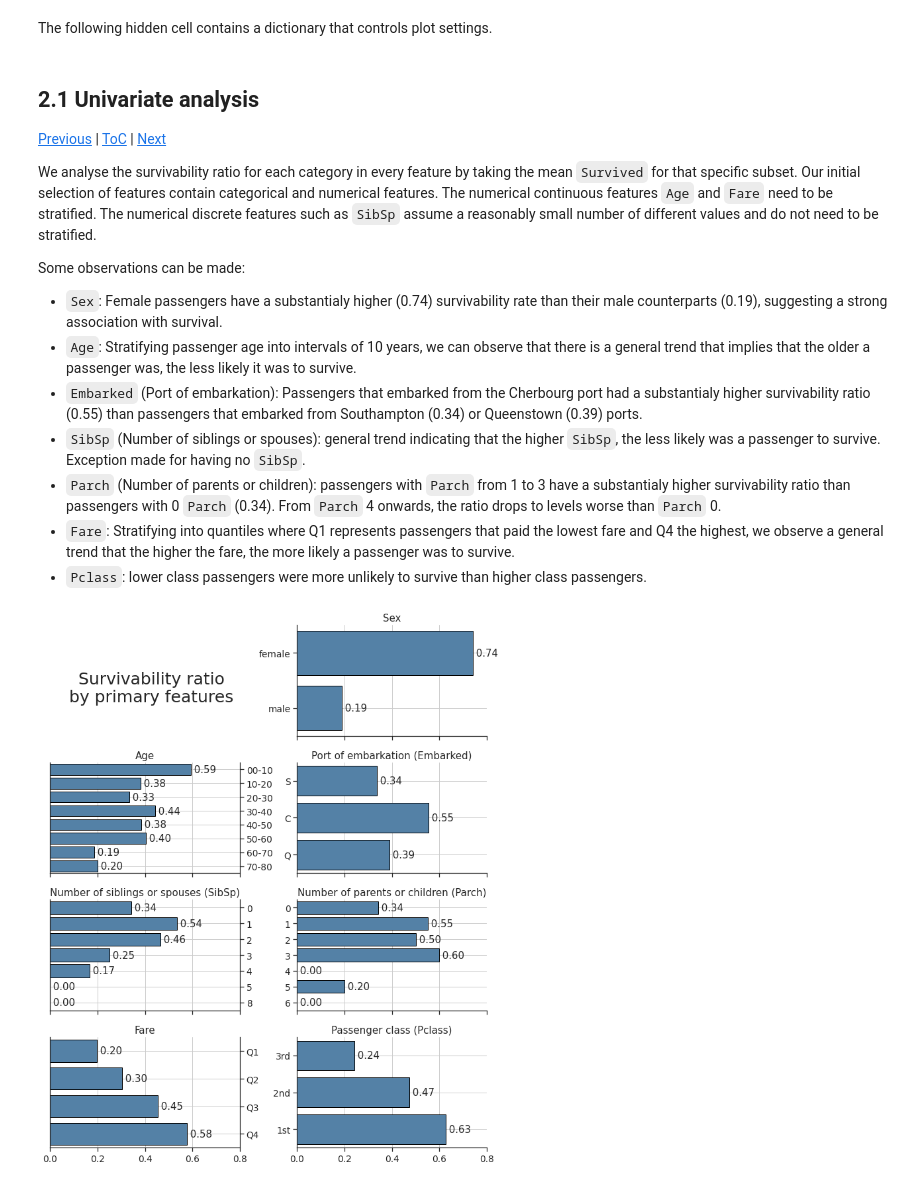
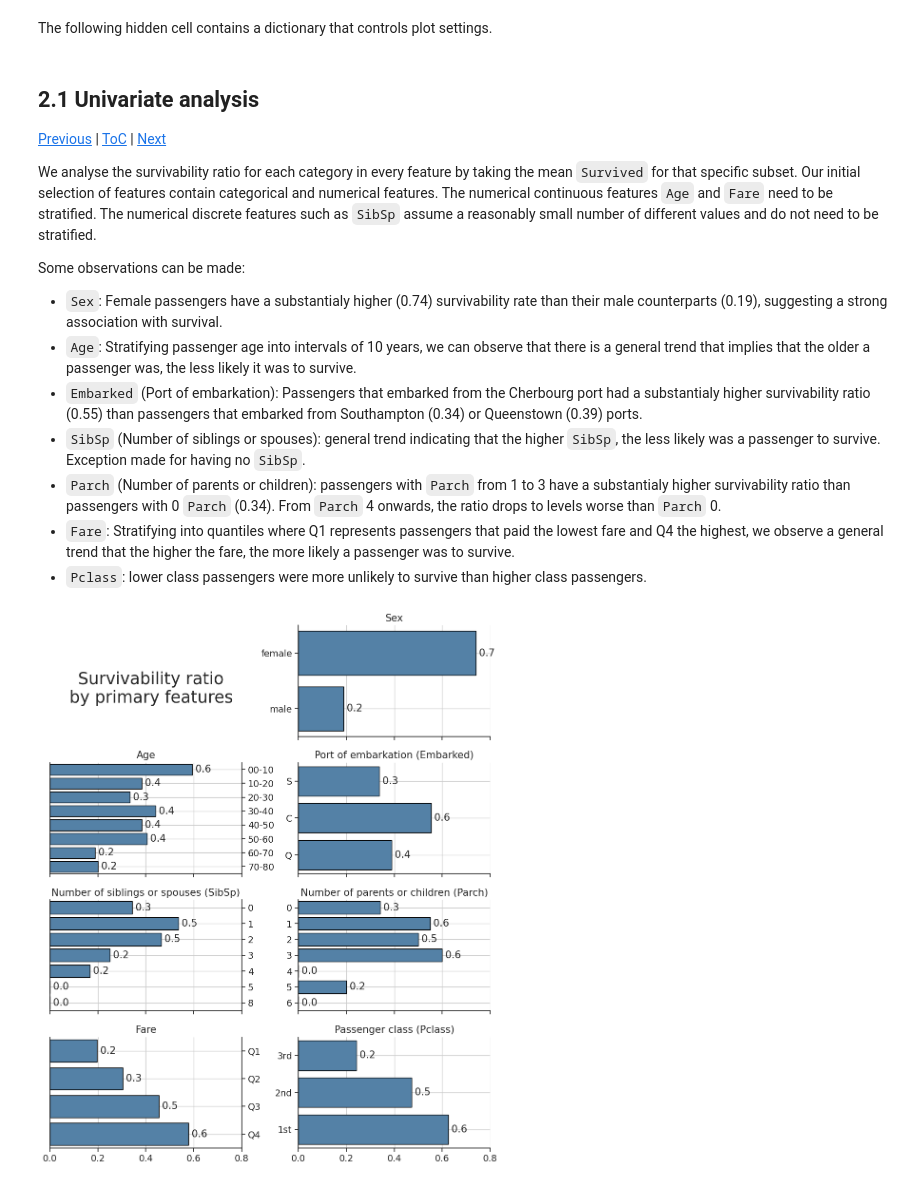
Before and after one commit to BPRateiro/Kaggle-competitions, a Jupyter notebook: titanic-eda-and-prediction.ipynb, the cells around one changed output. Cells and saved outputs as stored; diff of their text form; code cells hidden in the pictures.

```diff
--- a/titanic-eda-and-prediction.ipynb
+++ b/titanic-eda-and-prediction.ipynb
@@ -405,0 +394,10 @@ Name: Fare, dtype: float64
+# %%
+summarize('Fare')
+
+# Trim outliers at 90% quantile
+ceiling = ceil(train.Fare.quantile(0.9))
+for df in both:
+    df.loc[df.Fare >= ceiling, 'Fare'] = ceiling
+
+histogram_and_boxplot('Fare', (ceiling//10+1)*10)
+replace_na_by_median('Fare')
@@ -450,13 +462,12 @@ settings = {
     'Pclass': ('Passenger class (Pclass)', True, ['3rd', '2nd', '1st'], None),
     'SibSp': ('Number of siblings or spouses (SibSp)', False, None, None),
     'Parch': ('Number of parents or children (Parch)', False, None, None),
-    'Fare': ('Fare', True, None, 200),
+    'Fare': ('Fare', True, None, (ceiling//10+1)*10),
     'Embarked': ('Port of embarkation (Embarked)', False, None, None),
     'Survived': ('Survived', False, None, None)
 }
 # %% [markdown]
-<a id="2.1"></a>
-## 2.1 Univariate analysis
+## 2.1 Univariate analysis <a id="2.1"></a>
 [Previous](#2) | [ToC](#ToC) | [Next](#2.2)
 
 We analyse the survivability ratio for each category in every feature by taking the mean `Survived` for that specific subset. Our initial selection of features contain categorical and numerical features. The numerical continuous features `Age` and `Fare` need to be stratified. The numerical discrete features such as `SibSp` assume a reasonably small number of different values and do not need to be stratified.
@@ -487,7 +498,7 @@ def barplot(column_name: str, ax, right_side) -> None:
         color = 'steelblue',
         edgecolor = 'k',
         orient = 'h',
-        ci = None,
+        errorbar = None,
     ).set(
         title = settings[column_name][0],
         xlabel = None,
@@ -495,7 +506,7 @@ def barplot(column_name: str, ax, right_side) -> None:
     )
     ax.bar_label(
         ax.containers[-1],
-        fmt=' %.2f',
+        fmt=' %.1f',
         label_type='edge'
     )
 
@@ -510,32 +521,32 @@ def barplot(column_name: str, ax, right_side) -> None:
 def univariate():
     'Returns survivability rate barplots for different features'
 
     # Set figure grid
     fig, axes = plt.subplots(
         nrows = 4,
         ncols = 2,
         sharex = True,
         figsize = (10,12),
     )
     axes = axes.flatten() # Make axes array one dimensional
     axes[0].set_xlim([0, 0.8])
     fig.delaxes(axes[0]) # Make space for title
 
     # Title
     fig.text(
         x = 0.25,
         y = 0.85,
         s = "Survivability ratio\nby primary features",
         ha="center",
         va="center",
         size=25,
     )
 
     # Fill grid with primary features univariate plots
     for i, feature in enumerate(primary_features):
         barplot(feature, axes[i+1], bool(i % 2))
 
 univariate()
 # %% [output]
-[figure, old version]
+[figure, new version]
 # %% [markdown]
```
Also changed, not shown: parts of 29 cells of this notebook.
